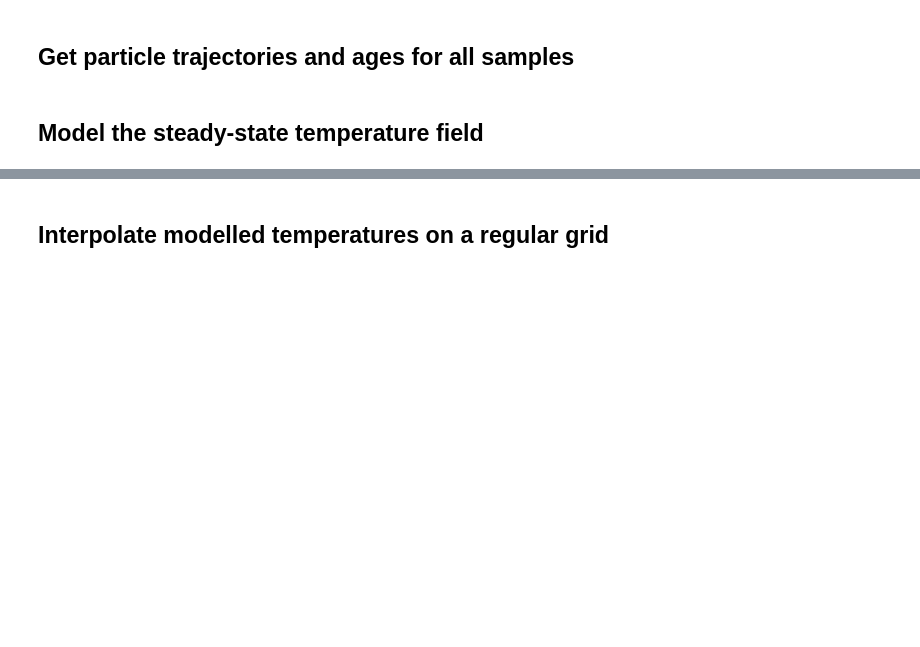
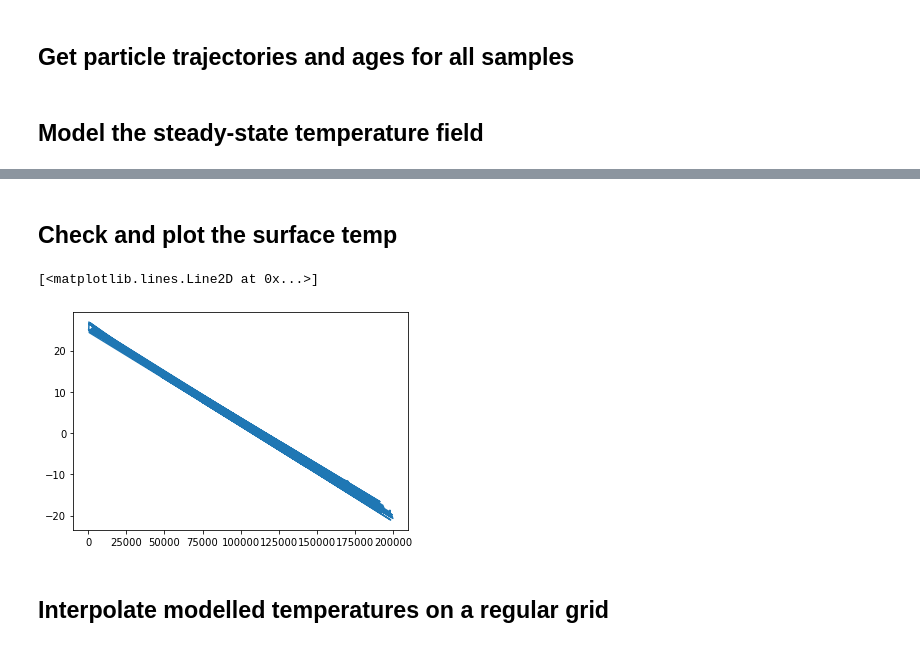
Before and after one commit to ElcoLuijendijk/wedgex, a Jupyter notebook: wedgex.ipynb, the cells around one changed output, grey strips where cells are left out. Cells and saved outputs as stored; diff of their text form; code cells hidden in the pictures; blank space fills up the shorter version.

```diff
--- a/wedgex.ipynb
+++ b/wedgex.ipynb
@@ -86,10 +86,14 @@ model_run_name = 'default'
 #conv, conv_part, deform_part = 0.02034093 * u.m / u.year, 0.45786315, 0.53954462
 
 # calibrated values, numerical model, 20 iterations
-#conv, conv_part, deform_part = 0.01749226 * u.m / u.year, 0.59914653, 0.44977551
+#conv, conv_part, deform_part = 0.01696995 * u.m / u.year, 0.54582906, 0.48013337
 
-# calibrated , numerical model, 20 iterations, no MAr
-conv, conv_part, deform_part = 0.01417459 * u.m / u.year, 0.60958214, 0.47427171
+# calibrated values, no MAr:
+#0.01759965 0.61853727 0.44335494
+#conv, conv_part, deform_part = 0.01759965 * u.m / u.year, 0.61853727, 0.44335494
+
+# calibrated values, no AFT:
+conv, conv_part, deform_part = 0.01781127* u.m / u.year,  0.53840965, 0.5227087
 
 # compressional, transport and accretion velocity
 # note these are overwritten if convergence parameters are used above
@@ -167,13 +171,13 @@ geothermal_gradient = 0.015 * u.deg_C / u.m
 surface_temperature_sea_lvl = 24.0 * u.deg_C
 
 # adiabatic lapse rate (C/m), used to calculate surface temperatures
-lapse_rate = 7.0 / 1e3 * u.deg_C / u.m
+lapse_rate = -7.0 / 1e3 * u.deg_C / u.m
 
 # model domain length of downgoing plate
 Lxmin = 100e3 * u.m
 
 # cellsizes for the numerical mesh that is used for the numerical heat flow model
-cellsize_wedge_top = 500.0 * u.m
+cellsize_wedge_top = 250.0 * u.m
 cellsize_wedge_bottom = 2000.0 * u.m
 cellsize_footwall = 5000.0 * u.m
 
@@ -402,3 +411,16 @@ if thermal_history_model == 'numerical':
+# %% [markdown]
+## Check and plot the surface temp
+# %%
+d_num =  alpha * Tx_ - Ty_
+
+ind = (d_num < 100.0) & (Tx_ > 0)
+
+fig, ax = pl.subplots(1, 1)
+ax.plot(Tx[ind], T[ind])
+#ax.scatter(Tx[ind], d_num[ind], s=1)
+# %% [output]
+[<matplotlib.lines.Line2D at 0x...>]
+[figure, added]
 # %% [markdown]
 ## Interpolate modelled temperatures on a regular grid
 # %%
```
Also changed, not shown: parts of 16 cells of this notebook, 9 other files.
